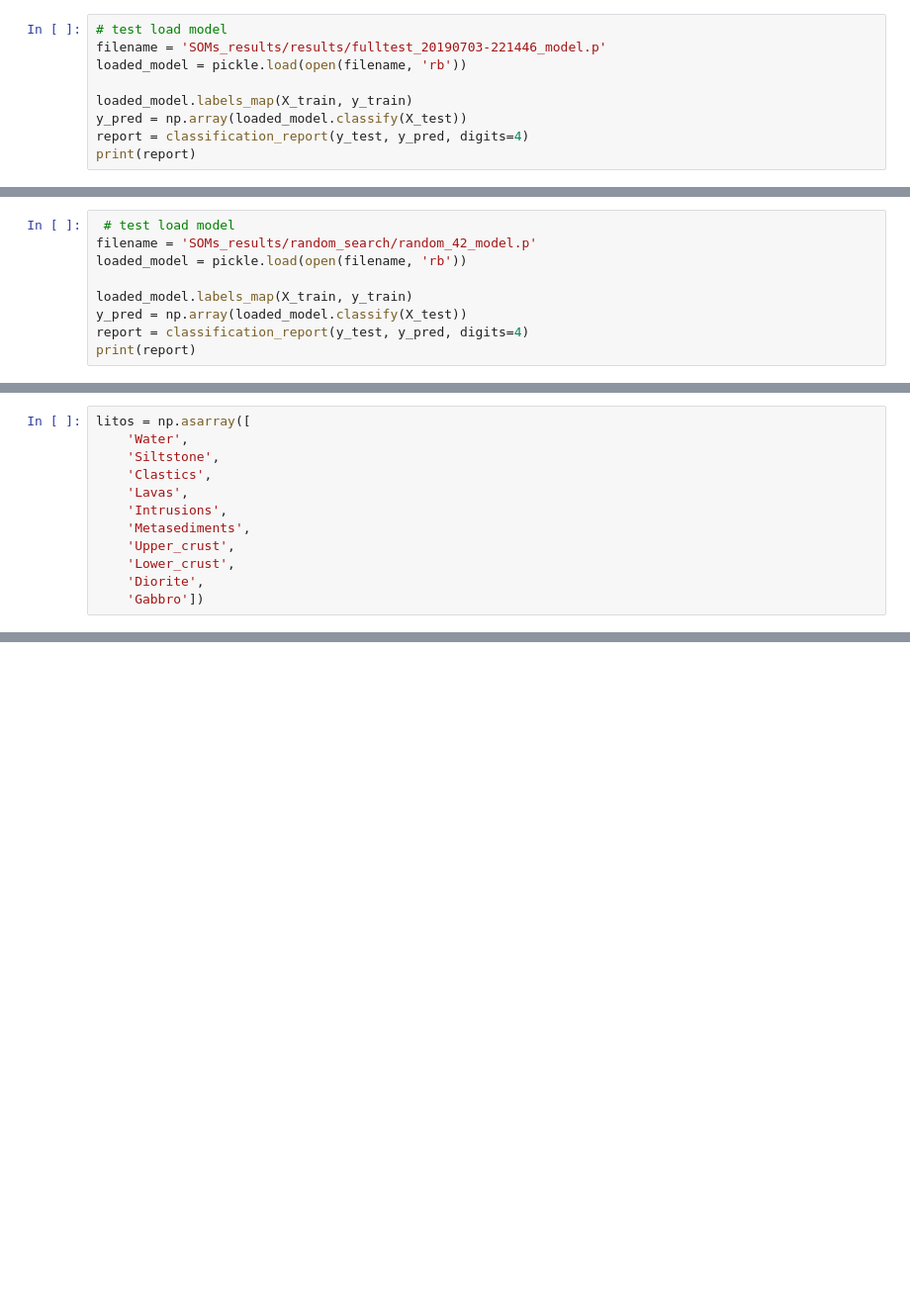
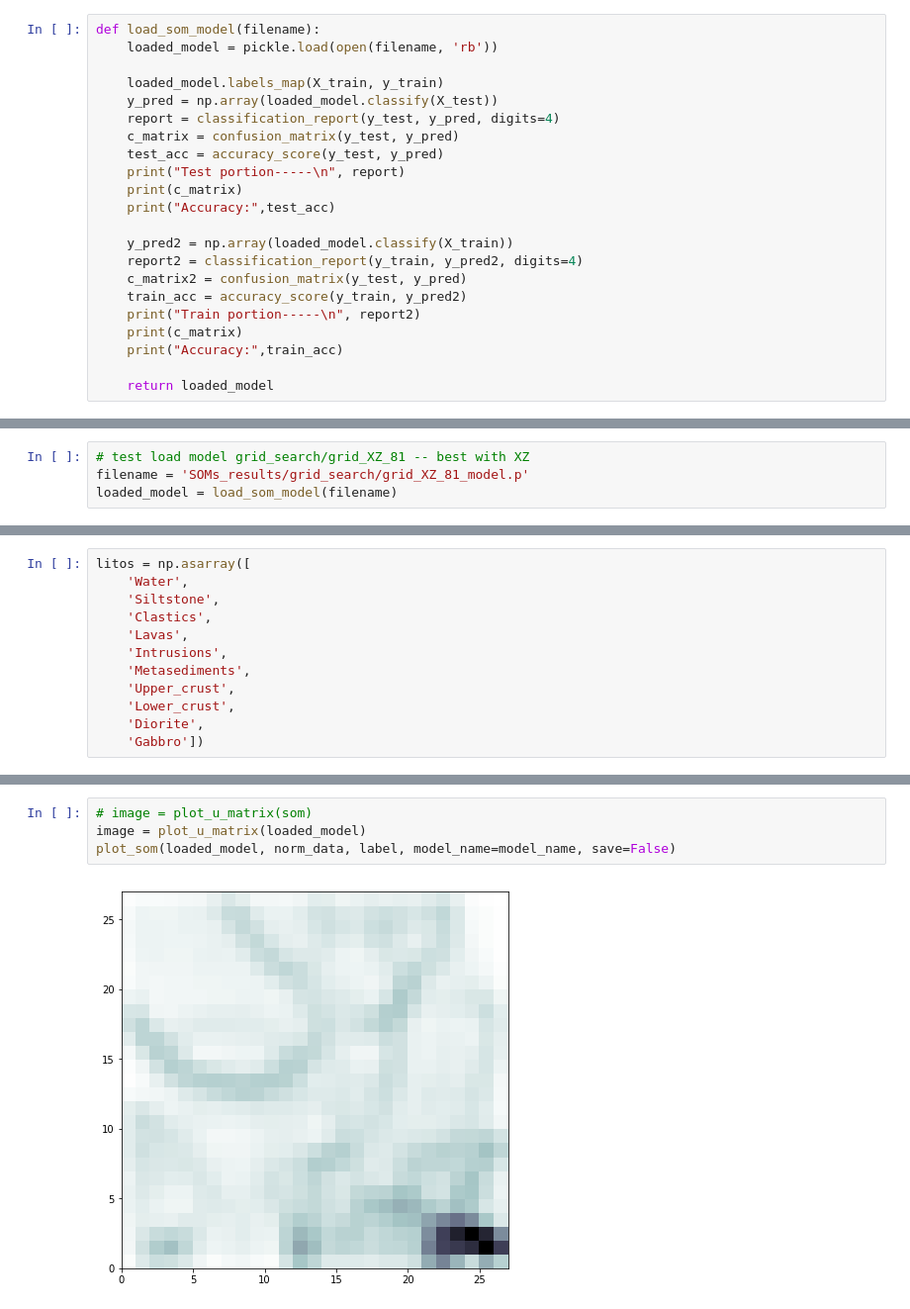
Before and after one commit to msc-acse/acse-9-independent-research-project-wafflescore, a Jupyter notebook: Working Files/SOMs.ipynb, the cells around one changed output, grey strips where cells are left out. Shown at 99% size. Drawn from its saved outputs; the diff is of its cells as text; blank space fills up the shorter version.

```diff
--- a/Working Files/SOMs.ipynb
+++ b/Working Files/SOMs.ipynb
@@ -744,9 +335,22 @@ def grid_search_som(init_num):
 # %%
-# test load model
-filename = 'SOMs_results/results/fulltest_20190703-221446_model.p'
-loaded_model = pickle.load(open(filename, 'rb'))
+def load_som_model(filename):
+    loaded_model = pickle.load(open(filename, 'rb'))
 
-loaded_model.labels_map(X_train, y_train)
-y_pred = np.array(loaded_model.classify(X_test))
-report = classification_report(y_test, y_pred, digits=4)
-print(report)
+    loaded_model.labels_map(X_train, y_train)
+    y_pred = np.array(loaded_model.classify(X_test))
+    report = classification_report(y_test, y_pred, digits=4)
+    c_matrix = confusion_matrix(y_test, y_pred)
+    test_acc = accuracy_score(y_test, y_pred)
+    print("Test portion-----\n", report)
+    print(c_matrix)
+    print("Accuracy:",test_acc)
+
+    y_pred2 = np.array(loaded_model.classify(X_train))
+    report2 = classification_report(y_train, y_pred2, digits=4)
+    c_matrix2 = confusion_matrix(y_test, y_pred)
+    train_acc = accuracy_score(y_train, y_pred2)
+    print("Train portion-----\n", report2)
+    print(c_matrix)
+    print("Accuracy:",train_acc)
+
+    return loaded_model
@@ -797,0 +361,4 @@ print(c_matrix2)
+# %%
+# test load model grid_search/grid_XZ_81 -- best with XZ
+filename = 'SOMs_results/grid_search/grid_XZ_81_model.p'
+loaded_model = load_som_model(filename)
@@ -889,9 +457,0 @@ Best acc found: 0.9756666666666667
-# %%
- # test load model
-filename = 'SOMs_results/random_search/random_42_model.p'
-loaded_model = pickle.load(open(filename, 'rb'))
-
-loaded_model.labels_map(X_train, y_train)
-y_pred = np.array(loaded_model.classify(X_test))
-report = classification_report(y_test, y_pred, digits=4)
-print(report)
@@ -975,0 +481,6 @@ sns.heatmap(c_matrix.astype(int),annot=True,linewidths=1, ax=ax, fmt='g', cmap="
+# %%
+# image = plot_u_matrix(som)
+image = plot_u_matrix(loaded_model)
+plot_som(loaded_model, norm_data, label, model_name=model_name, save=False)
+# %% [output]
+[figure, added]
```
Also changed, not shown: parts of 50 cells of this notebook, 4 other files.
